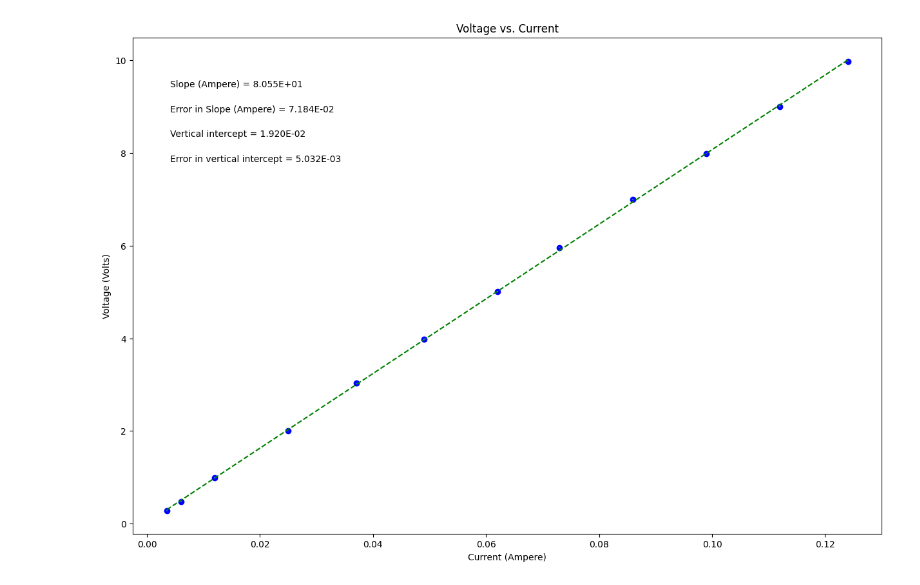
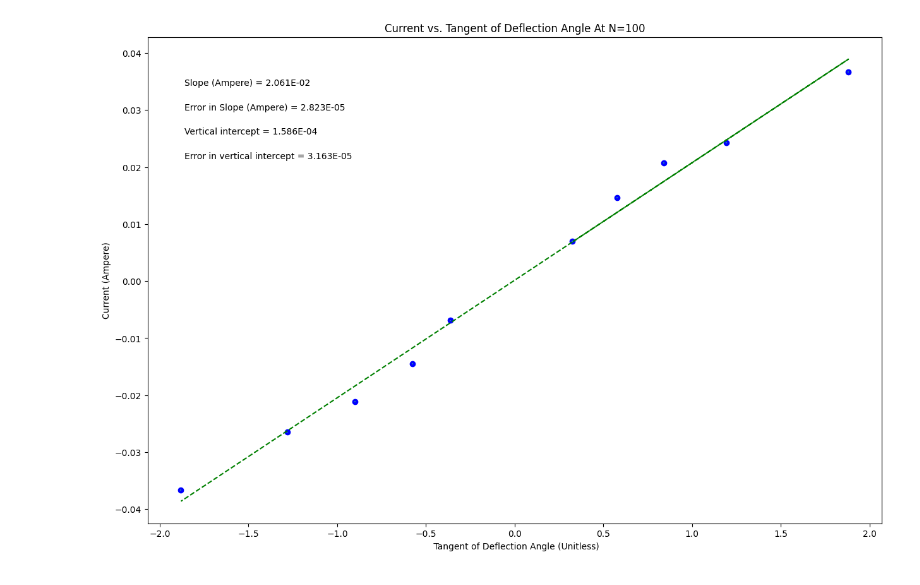
Before and after one commit to JamesHoenstine/PHSX218N.01_2025-Public, a Jupyter notebook: PHSXlab_plotting_template_(1).ipynb, the cells around one changed output. Cells and saved outputs as stored; diff of their text form; code cells hidden in the pictures.

```diff
--- a/PHSXlab_plotting_template_(1).ipynb
+++ b/PHSXlab_plotting_template_(1).ipynb
@@ -3,7 +3,7 @@
 # %%
 #PHSX 216 & 218 plotting code
 #James Hoenstine
-#2-20-25
+#3-26-25
 
 #import packages and libraries, assign shortcut names
 %matplotlib inline
@@ -19,27 +19,27 @@ import matplotlib.pyplot as plt
 #variable names should start with a letter and must contain only letters, numbers, and underscores
 
 
-xvariable_current = np.array([.0035,.006,.012,.025,.037,.049,.062,.073,.086,.099,.112,.124])
+xvariable_TANDeflectionangle = np.array([0.3249196960,.5773502690,.839099631,1.191753593,1.880726465,-0.363970234,-0.577350269,-0.900404044,-1.279941632,-1.880726465])
 
-yvariable_voltage = np.array([.28,.48,.99,2,3.03,3.98,5.01,5.96,7,7.99,9,9.97])
+yvariable_Current = np.array([0.007,0.0146,0.0207,0.0243,0.0367,-0.0069,-0.0145,-0.0211,-0.0265,-0.0366])
 
-err_yvariable_voltage = np.array([0.01,.01,.01,.01,.01,.01,.01,.01,.01,.01,.01,.01])
+err_yvariable_Current = np.array([0.0001,.0001,.0001,.0001,.0001,.0001,.0001,.0001,.0001,.0001])
 
 
 
 #Re-assign variables as x, y, dy so that the remaining plotting code may remain generic
 #UPDATE VARIABLE NAMES (ON RHS OF EACH EQUAL SIGN) TO MATCH VARIABLE NAMES FOR DATA ABOVE
 
-x = xvariable_current             #this should be the array you want to plot on the x axis
-y = yvariable_voltage            #this should be the array you want to plot on the y axis
-dy = err_yvariable_voltage        #this should be your error in y array
+x = xvariable_TANDeflectionangle             #this should be the array you want to plot on the x axis
+y = yvariable_Current           #this should be the array you want to plot on the y axis
+dy = err_yvariable_Current        #this should be your error in y array
 
 
 #UPDATE EACH OF THESE 4 STRINGS FOR YOUR PLOT LABELS AS YOU WANT THEM TO APPEAR
 
-plot_title= 'Voltage vs. Current'
-x_label= 'Current (Ampere)'
-y_label= 'Voltage (Volts)'
+plot_title= 'Current vs. Tangent of Deflection Angle At N=100'
+x_label= ' Tangent of Deflection Angle (Unitless)'
+y_label= 'Current (Ampere)'
 slope_units= 'Ampere'
 
 #UPDATE ANNOTATION PLACEMENT SO IT'S OUT OF WAY OF PLOTTED DATA AND BEST FIT LINE
@@ -92,31 +92,31 @@ elif annotation_placement==3 or annotation_placement==4:
 #Don't need to change anything in this section!
 
 #Plot data on graph. Plot error bars and place values for slope,
 #error in slope, and vertical intercept (plus error) on the plot using "annotate"
 
 plt.figure(figsize=(15,10))
 
 plt.plot(x, fit, color='green', linestyle='--')
 plt.scatter(x, y, color='blue', marker='o')
 
 plt.xlabel(x_label)
 plt.ylabel(y_label)
 plt.title(plot_title)
 
 plt.errorbar(x, y, yerr=dy, xerr=None, fmt="none") #don't need to plot x error bars
 
 plt.annotate('Slope ({}) = {value:.{digits}E}'.format(slope_units,value=m, digits=3),
              (xpos, ypos[0]), xycoords='axes fraction')
 
 plt.annotate('Error in Slope ({}) = {value:.{digits}E}'.format(slope_units,value=dm, digits=3),
              (xpos, ypos[1]), xycoords='axes fraction')
 
 plt.annotate('Vertical intercept = {value:.{digits}E}'.format(value=b, digits=3),
              (xpos, ypos[2]), xycoords='axes fraction')
 
 plt.annotate('Error in vertical intercept = {value:.{digits}E}'.format(value=db, digits=3),
              (xpos, ypos[3]), xycoords='axes fraction')
 
 plt.show()
 # %% [output]
-[figure, old version]
+[figure, new version]
```
Also changed, not shown: parts of 2 cells of this notebook.
